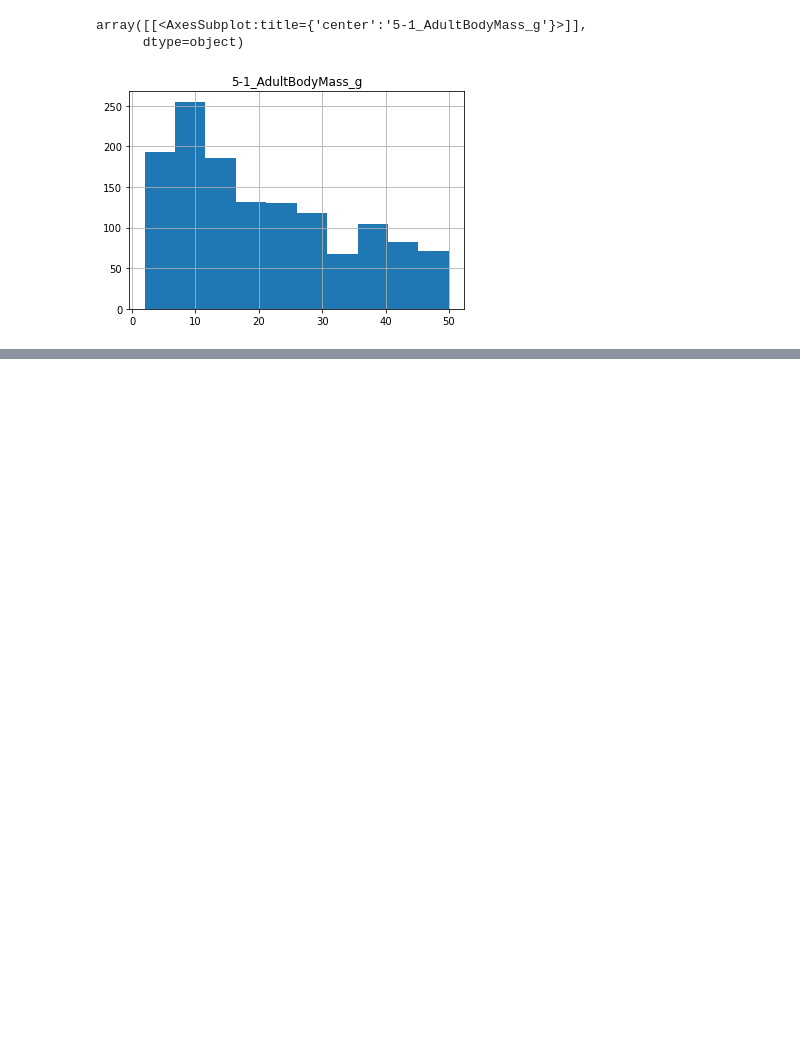
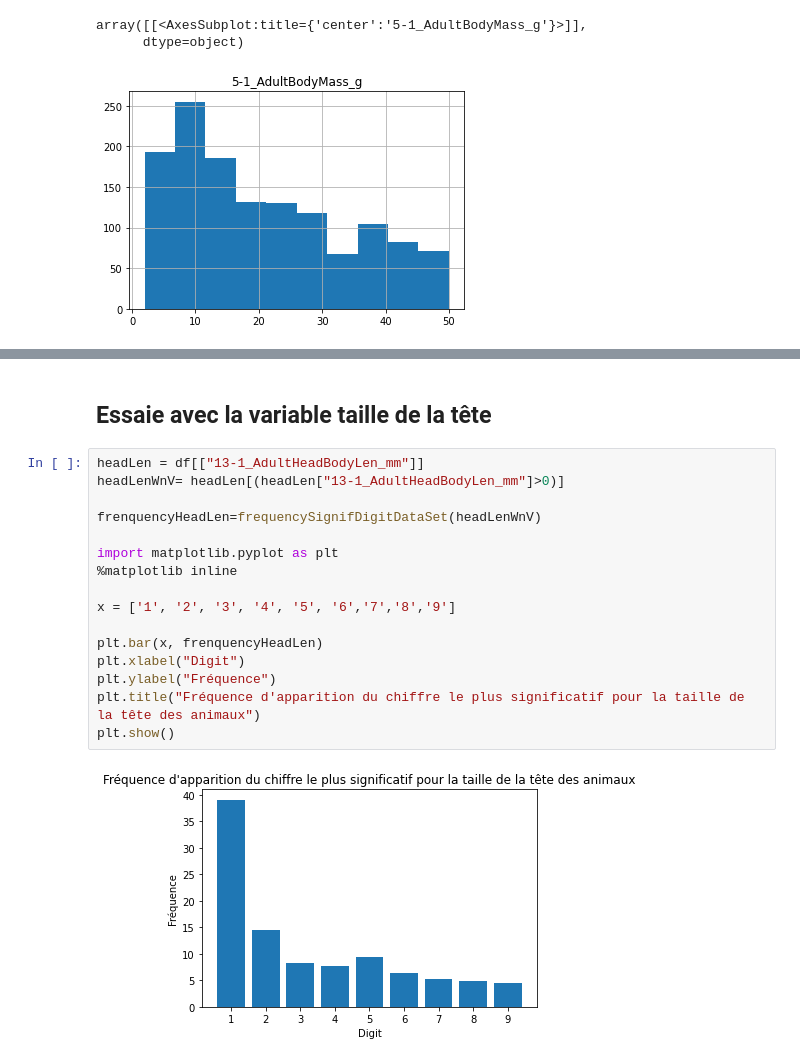
Before and after one commit to DrC0okie/Roy_VanHove_ISD_TP3, a Jupyter notebook: animaux.ipynb, the cells around one changed output, grey strips where cells are left out. Cells and saved outputs as stored; diff of their text form; blank space fills up the shorter version.

```diff
--- a/animaux.ipynb
+++ b/animaux.ipynb
@@ -145,0 +208,20 @@ Etant donnée qu'un compteur est déjà présent dans la première fonction il s
+# %% [markdown]
+## Essaie avec la variable taille de la tête
+# %%
+headLen = df[["13-1_AdultHeadBodyLen_mm"]]
+headLenWnV= headLen[(headLen["13-1_AdultHeadBodyLen_mm"]>0)]
+
+frenquencyHeadLen=frequencySignifDigitDataSet(headLenWnV)
+
+import matplotlib.pyplot as plt
+%matplotlib inline
+
+x = ['1', '2', '3', '4', '5', '6','7','8','9']
+
+plt.bar(x, frenquencyHeadLen)
+plt.xlabel("Digit")
+plt.ylabel("Fréquence")
+plt.title("Fréquence d'apparition du chiffre le plus significatif pour la taille de la tête des animaux")
+plt.show()
+# %% [output]
+[figure, added]
```
Also changed, not shown: parts of 10 cells of this notebook.
